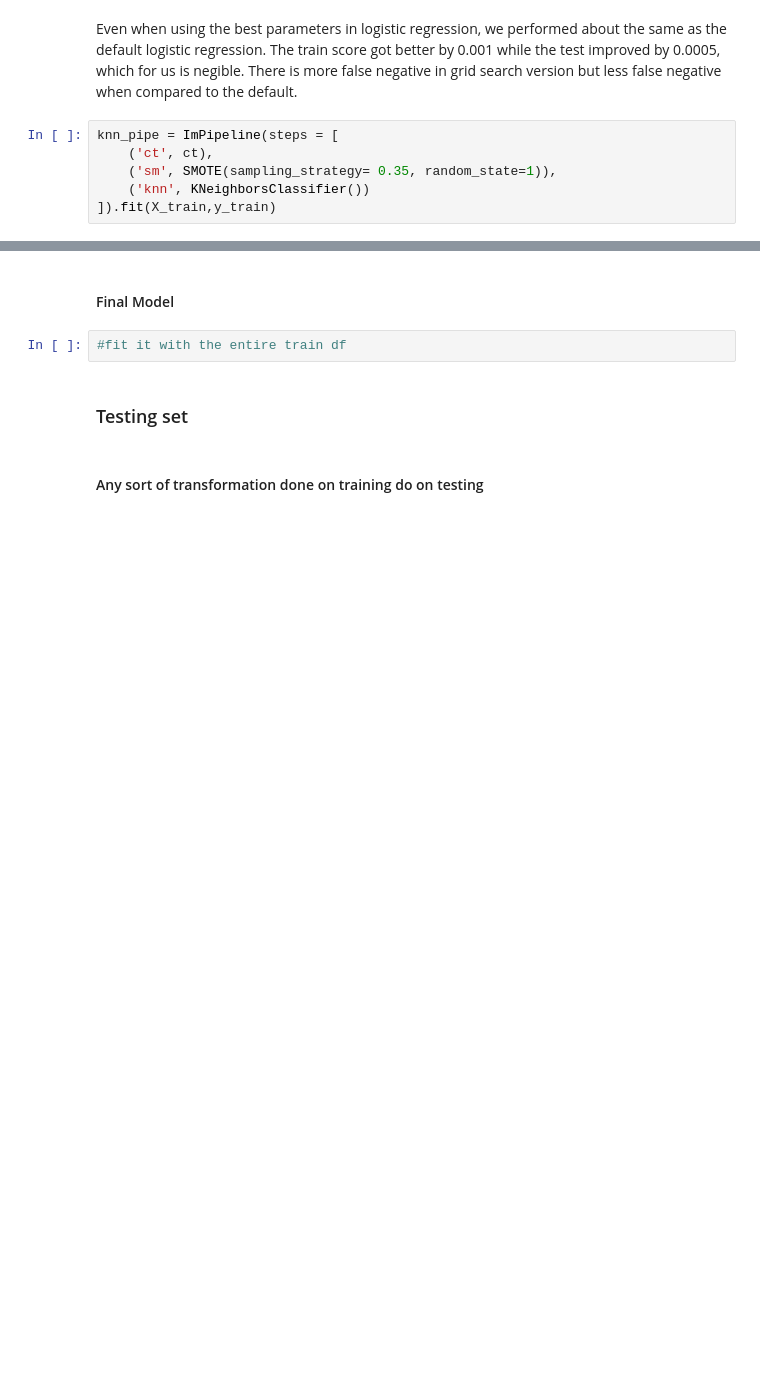
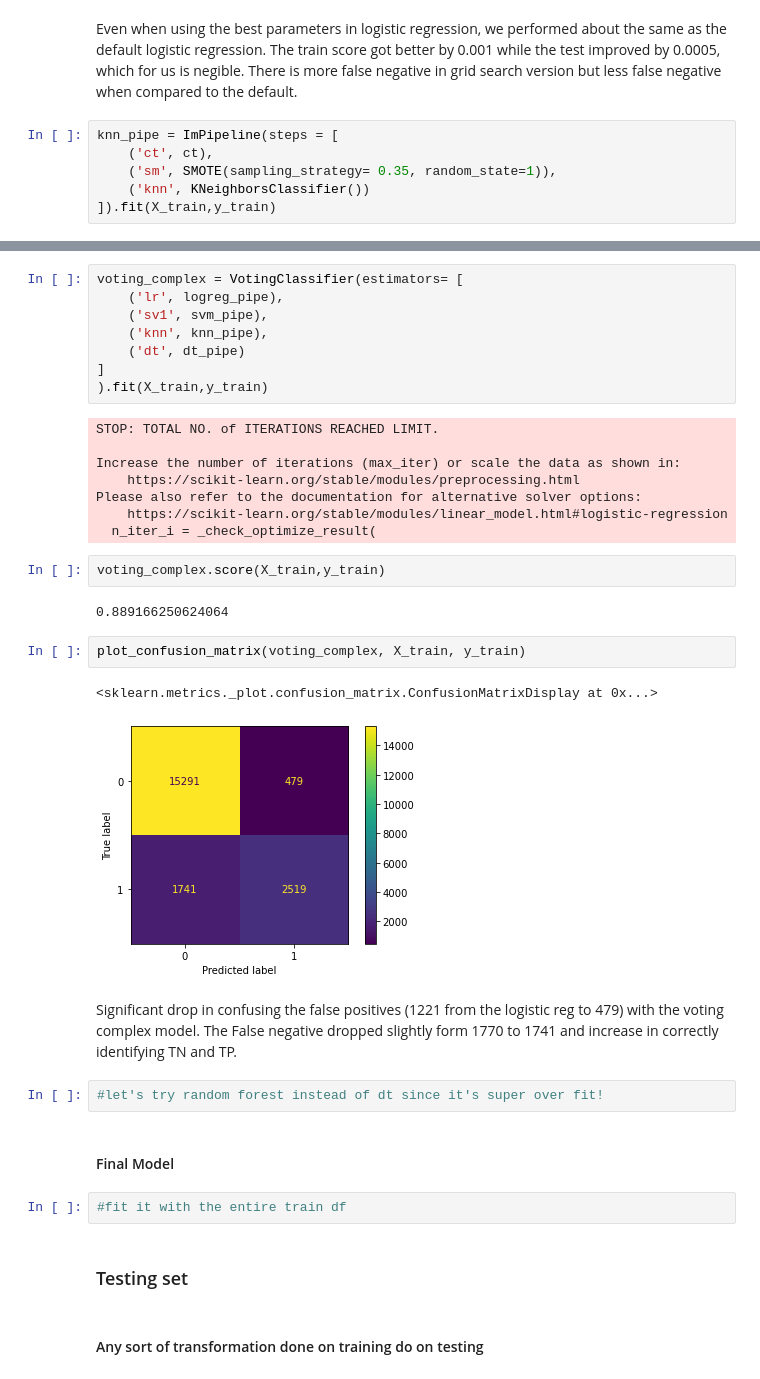
Before and after one commit to xiaohua-su/Predicting_H1N1_Vaccination, a Jupyter notebook: Scratch.ipynb, the cells around one changed output, grey strips where cells are left out. Cells and saved outputs as stored; diff of their text form; blank space fills up the shorter version.

Commit message:
addition of more models

```diff
--- a/Scratch.ipynb
+++ b/Scratch.ipynb
@@ -442,3 +536,32 @@ knn_pipe.score(X_train,y_train)
+# %%
+voting_complex = VotingClassifier(estimators= [
+    ('lr', logreg_pipe),
+    ('sv1', svm_pipe),
+    ('knn', knn_pipe),
+    ('dt', dt_pipe)
+]
+).fit(X_train,y_train)
+# %% [output]
+STOP: TOTAL NO. of ITERATIONS REACHED LIMIT.
+
+Increase the number of iterations (max_iter) or scale the data as shown in:
+    https://scikit-learn.org/stable/modules/preprocessing.html
+Please also refer to the documentation for alternative solver options:
+    https://scikit-learn.org/stable/modules/linear_model.html#logistic-regression
+  n_iter_i = _check_optimize_result(
+# %%
+voting_complex.score(X_train,y_train)
+# %% [output]
+0.889166250624064
+# %%
+plot_confusion_matrix(voting_complex, X_train, y_train)
+# %% [output]
+<sklearn.metrics._plot.confusion_matrix.ConfusionMatrixDisplay at 0x...>
+[figure, added]
+# %% [markdown]
+Significant drop in confusing the false positives (1221 from the logistic reg to 479) with the voting complex model. The False negative dropped slightly form 1770 to 1741 and increase in correctly identifying TN and TP.
+# %%
+#let's try random forest instead of dt since it's super over fit!
 # %% [markdown]
 #### Final Model
 # %%
```
Also changed, not shown: parts of 24 cells of this notebook.
